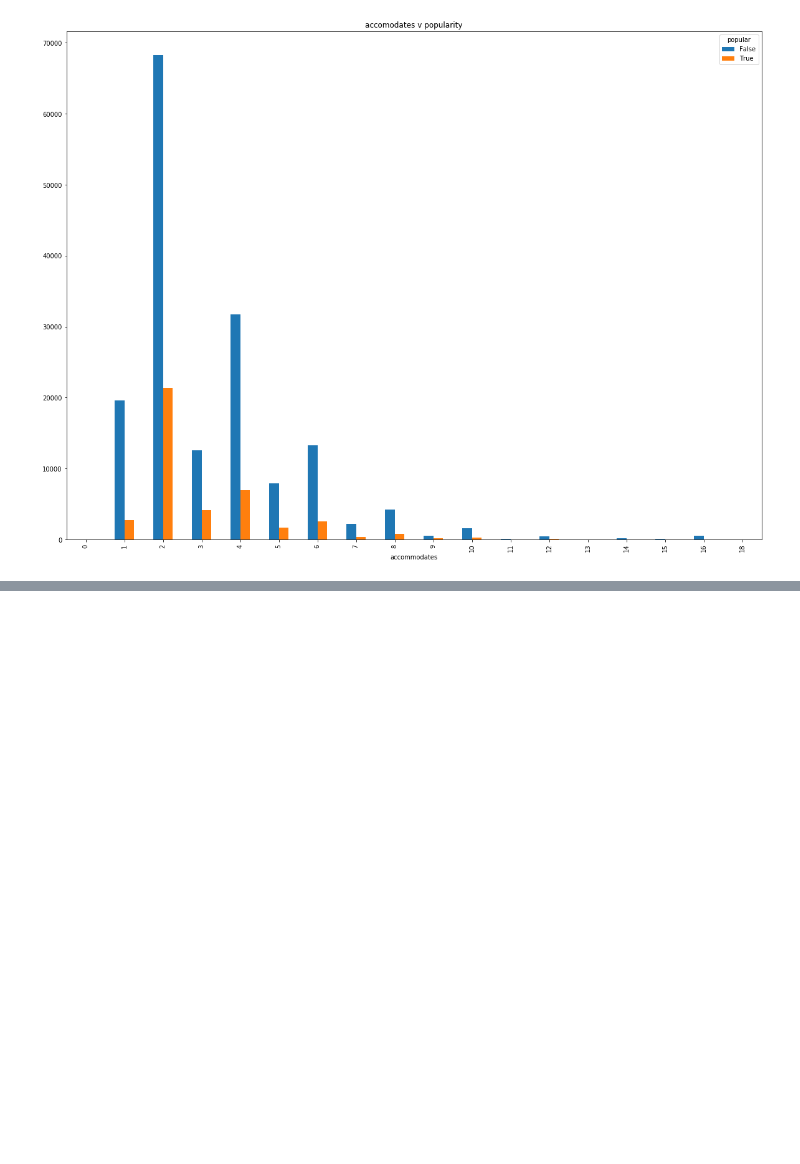
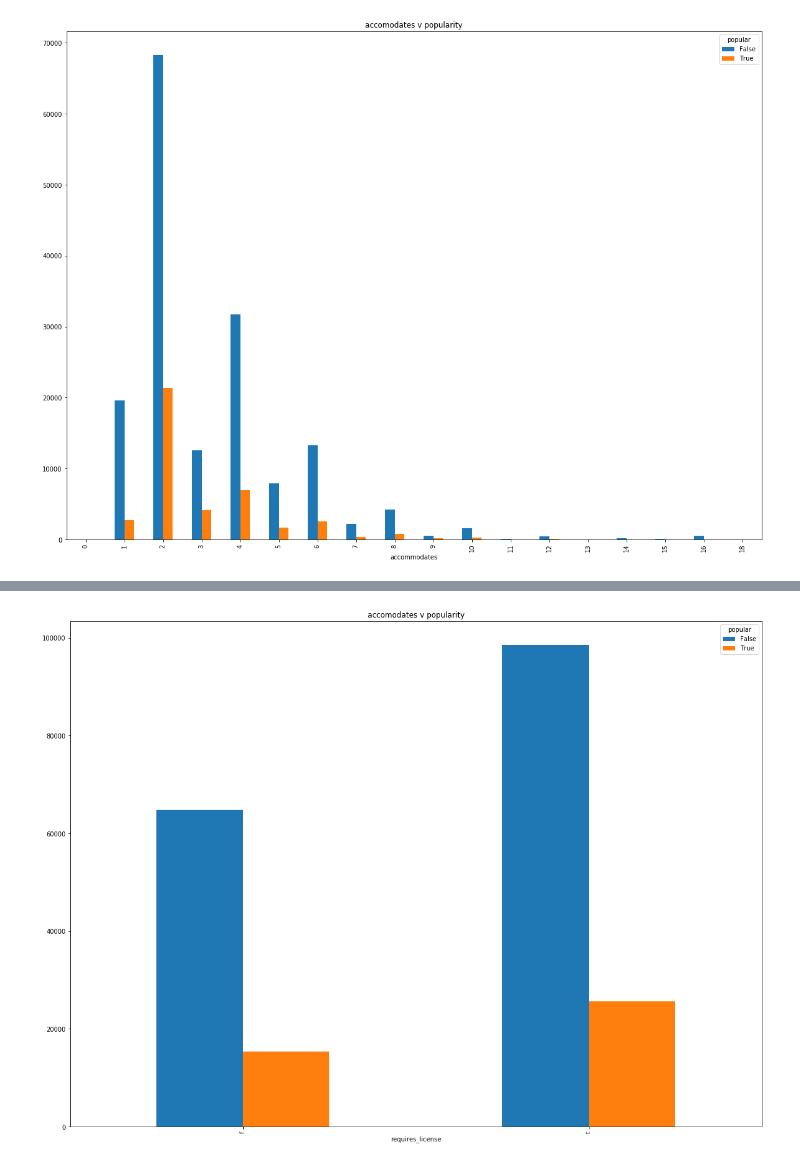
Before and after one commit to julia-git/capstone_airbnb, a Jupyter notebook: EDA_top_20.ipynb, the cells around one changed output, grey strips where cells are left out. Cells and saved outputs as stored; diff of their text form; code cells hidden in the pictures; blank space fills up the shorter version.

```diff
--- a/EDA_top_20.ipynb
+++ b/EDA_top_20.ipynb
@@ -453,3 +378,7 @@ df_sf.host_neighborhood.value_counts()
+# %%
+pd.crosstab(df_sf.requires_license, df_sf.popular).plot(kind = 'bar', figsize = (20, 15), title = 'accomodates v popularity');
+# %% [output]
+[figure, added]
 # %%
 # df["year"] = df["calendar_last_scaped"].apply(lambda x: x.year)
 # %%
```
Also changed, not shown: parts of 39 cells of this notebook.
